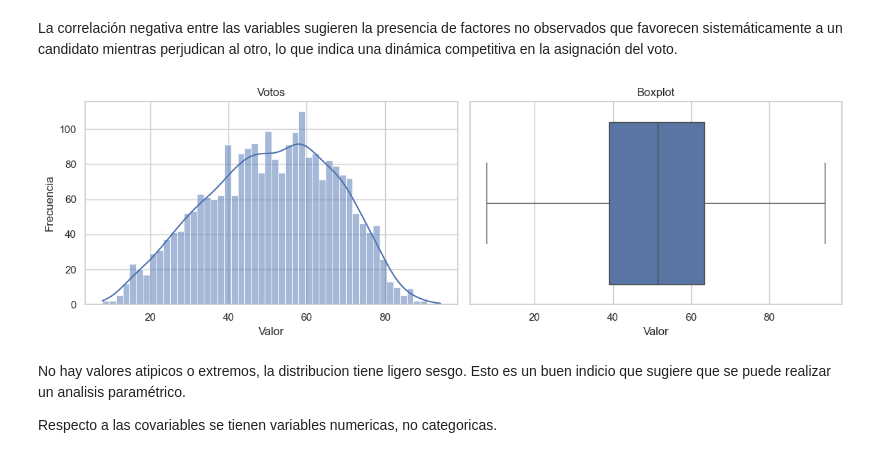
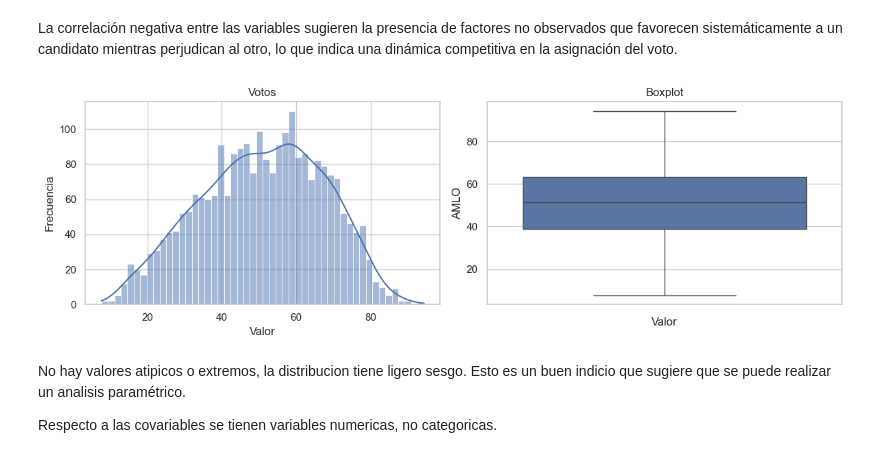
Before and after one commit to DavidGMtz/Analisis_elecciones_presidenciales_2018-, a Jupyter notebook: Analisis.ipynb, the cells around one changed output. Saved outputs shown, nothing was run; the diff lists cells and outputs as text; code cells hidden in the pictures.

```diff
--- a/Analisis.ipynb
+++ b/Analisis.ipynb
@@ -69,23 +71,23 @@ La correlación esta dada por -0.766786108053389
 La correlación negativa entre las variables sugieren la presencia de factores no observados que favorecen sistemáticamente a un candidato mientras perjudican al otro, lo que indica una dinámica competitiva en la asignación del voto.
 # %%
 # Base de Trabajo para AMLO
-BaseAMLO = Base.iloc[:, [1] + list(range(12,36))]
+BaseA = Base.iloc[:, [1] + list(range(12,36))]
 
 fig, axes = plt.subplots(1, 2, figsize=(12, 4))
 # Histograma
-sns.histplot(BaseAMLO["AMLO"], kde=True, ax=axes[0], bins = 50)
+sns.histplot(BaseA["AMLO"], kde=True, ax=axes[0], bins = 50)
 axes[0].set_title("Votos")
 axes[0].set_xlabel("Valor")
 axes[0].set_ylabel("Frecuencia")
 
-sns.boxplot(x=data, ax=axes[1])
+sns.boxplot(BaseA["AMLO"], ax=axes[1])
 axes[1].set_title("Boxplot")
 axes[1].set_xlabel("Valor")
 
 plt.tight_layout()
 plt.show()
 # %% [output]
-[figure, old version]
+[figure, new version]
 # %% [markdown]
 No hay valores atipicos o extremos, la distribucion tiene ligero sesgo. Esto es un buen indicio que sugiere que se puede realizar un analisis paramétrico.
 
```
Also changed, not shown: parts of 8 cells of this notebook, 9 other files.
